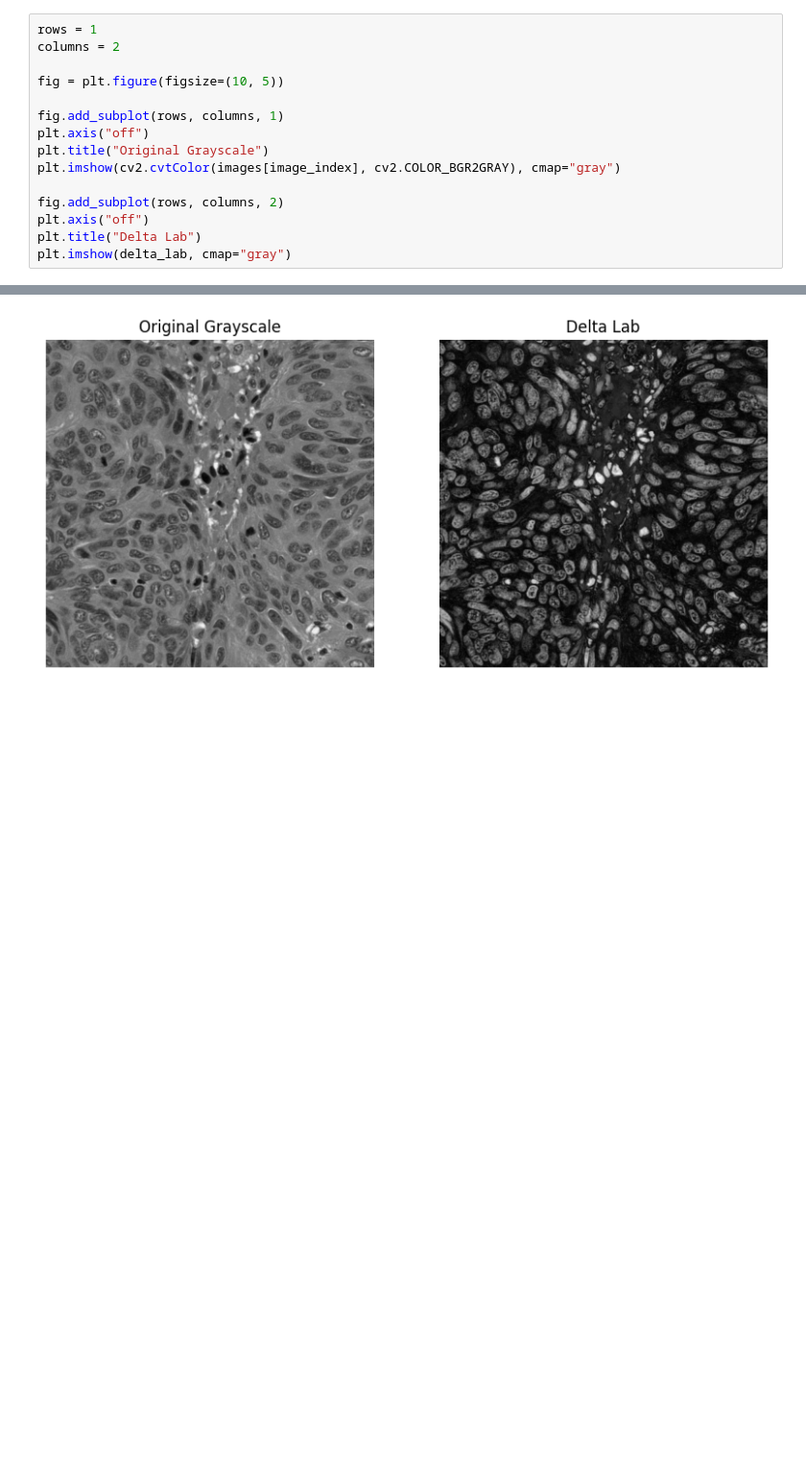
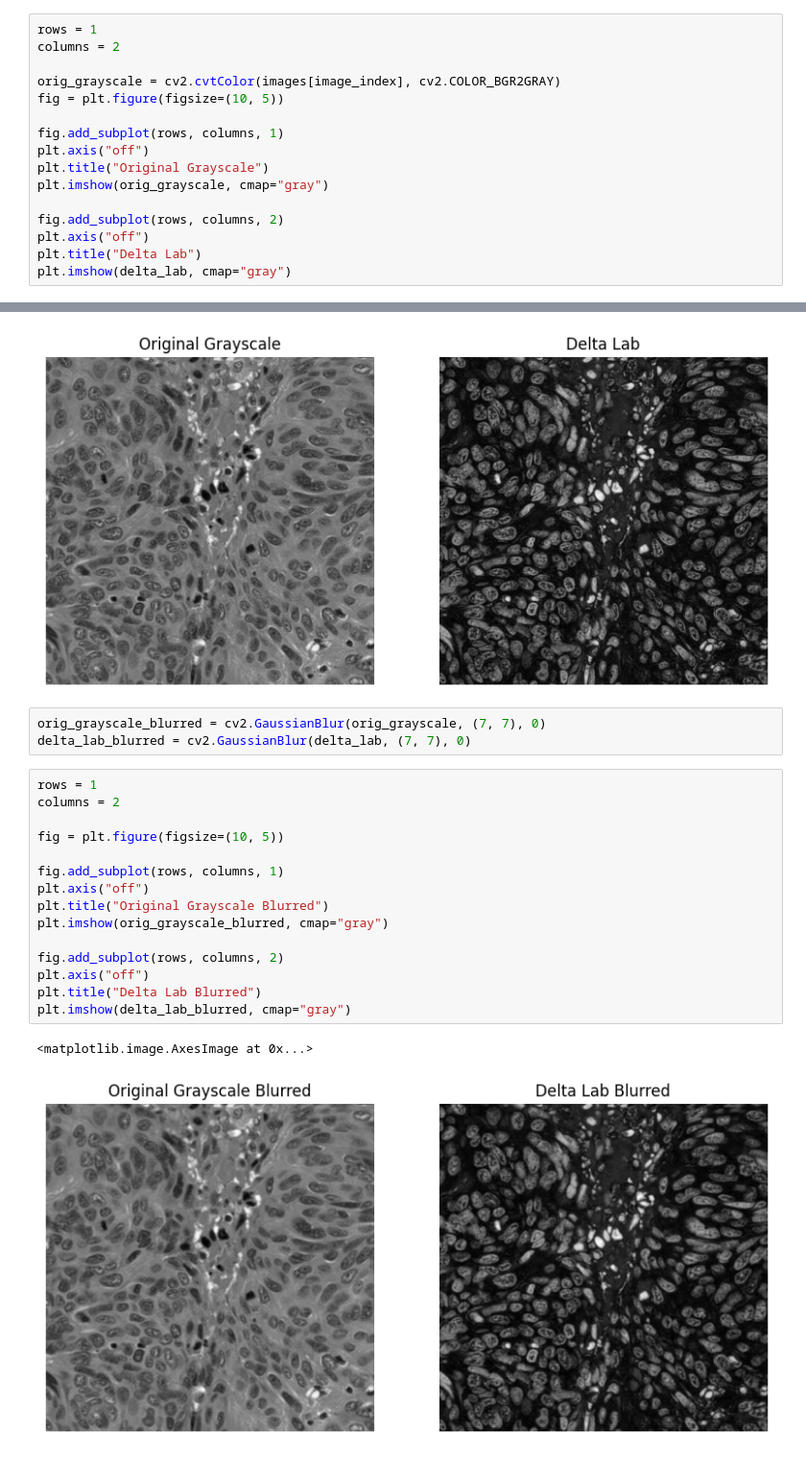
Before and after one commit to vktr274/computer-vision-image-correction-enhancement, a Jupyter notebook: experiment_2.ipynb, the cells around one changed output, grey strips where cells are left out. Shown at 96% size. Cells and saved outputs as stored; diff of their text form; blank space fills up the shorter version.

```diff
--- a/experiment_2.ipynb
+++ b/experiment_2.ipynb
@@ -91,12 +91,13 @@ for i in range(lab_img.shape[0]):
 rows = 1
 columns = 2
 
+orig_grayscale = cv2.cvtColor(images[image_index], cv2.COLOR_BGR2GRAY)
 fig = plt.figure(figsize=(10, 5))
 
 fig.add_subplot(rows, columns, 1)
 plt.axis("off")
 plt.title("Original Grayscale")
-plt.imshow(cv2.cvtColor(images[image_index], cv2.COLOR_BGR2GRAY), cmap="gray")
+plt.imshow(orig_grayscale, cmap="gray")
 
 fig.add_subplot(rows, columns, 2)
 plt.axis("off")
@@ -105,4 +106,25 @@ plt.imshow(delta_lab, cmap="gray")
 # %% [output]
 <matplotlib.image.AxesImage at 0x...>
 [figure]
+# %%
+orig_grayscale_blurred = cv2.GaussianBlur(orig_grayscale, (7, 7), 0)
+delta_lab_blurred = cv2.GaussianBlur(delta_lab, (7, 7), 0)
+# %%
+rows = 1
+columns = 2
+
+fig = plt.figure(figsize=(10, 5))
+
+fig.add_subplot(rows, columns, 1)
+plt.axis("off")
+plt.title("Original Grayscale Blurred")
+plt.imshow(orig_grayscale_blurred, cmap="gray")
+
+fig.add_subplot(rows, columns, 2)
+plt.axis("off")
+plt.title("Delta Lab Blurred")
+plt.imshow(delta_lab_blurred, cmap="gray")
+# %% [output]
+<matplotlib.image.AxesImage at 0x...>
+[figure, added]
 # %%
```
Also changed, not shown: parts of 6 cells of this notebook.
